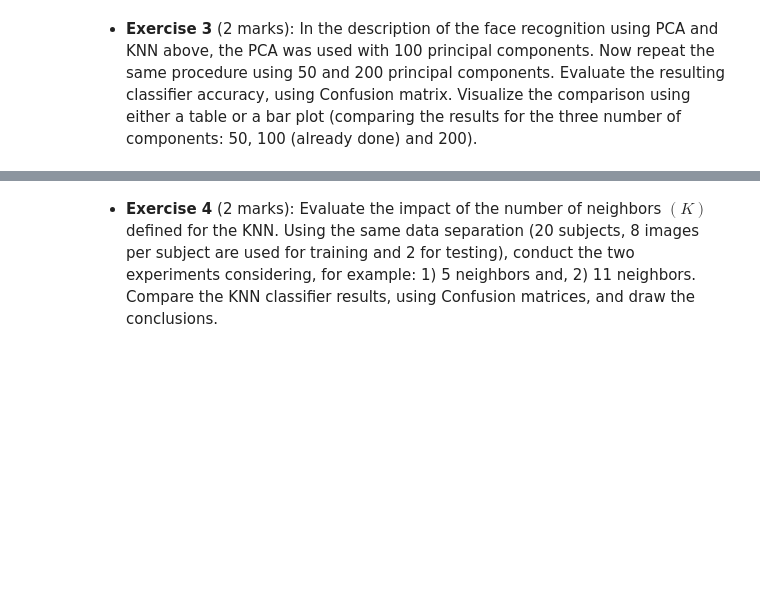
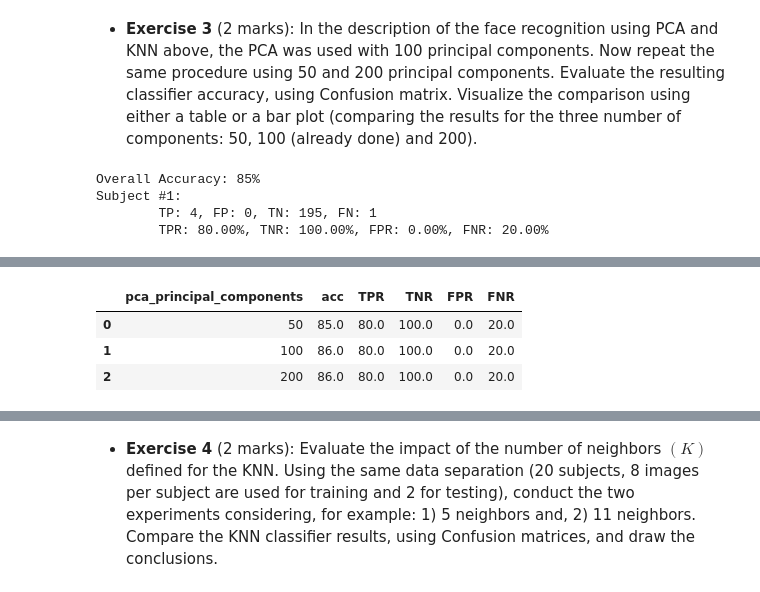
Before and after one commit to TheJade/ENCM509, a Jupyter notebook: Lab6/Lab06-FaceRec2023.ipynb, the cells around one changed output, grey strips where cells are left out. Saved outputs shown, nothing was run; the diff lists cells and outputs as text; code cells hidden in the pictures; blank space fills up the shorter version.

```diff
--- a/Lab6/Lab06-FaceRec2023.ipynb
+++ b/Lab6/Lab06-FaceRec2023.ipynb
@@ -924,0 +985,76 @@ We first set threshold 1 and 2 to the average of max distances for known and unk
+# %%
+data = []
+
+for n_components_pca in [50, 100, 200]:
+    n_subjects = 40
+
+    # number of images should sum to 10
+    n_training_images = 5
+    n_test_images = 5
+
+    knn_neighbors = 3
+
+    # You can specify you directory here, please, change the string below:
+    path = '../ATT dataset/'
+
+    # print('For EACH of all the %d subjects:' % (n_subjects))
+    # print('\t%d images will be used for TRAINING:' % (n_training_images), [x for x in range(1,n_training_images+1)])
+    # print('\t%d images will be used for TEST:' % (n_test_images), [x for x in range(n_training_images+1, n_training_images+n_test_images+1)])
+
+    # use the first 5 images from subjectID 1-n_subjects to train the classifier
+    trainingFaces = []
+    trainingLabels = []
+    for subjectId in range(1, n_subjects+1):
+        for imageId in range(1, n_training_images+1):
+            img = imread("./ATT dataset/s%d/%d.pgm" %(subjectId, imageId), as_gray=True)
+            trainingFaces.append(np.reshape(img, (img.size,)))
+            trainingLabels.append(subjectId)
+
+    # use the last 5 images from subjectID 1-20 to test the classifier
+    testingFaces = []
+    testingLabels = []
+    for subjectId in range(1, n_subjects+1):
+        for imageId in range(n_training_images+1, n_training_images+n_test_images+1):
+            img = imread("./ATT dataset/s%d/%d.pgm" %(subjectId, imageId), as_gray=True)
+            testingFaces.append(np.reshape(img, (img.size,)))
+            testingLabels.append(subjectId)
+    # print('Training faces:', len(trainingFaces))
+    # print('Size of each sample:', len(trainingFaces[0]))
+    ### Initializing the PCA
+    # n_components: number of principal components
+    # n_components_pca = 100
+    pca = PCA(n_components=n_components_pca)
+
+    # fit the model, e.g., creating the covariance matrix... as we manually did in Lab 4
+    pca.fit(trainingFaces);
+    #### Apply PCA to the two sets: Training and Test
+    train_pca = pca.transform(trainingFaces)
+    test_pca = pca.transform(testingFaces)
+
+    ### Training the KNN
+    knn_pca = KNeighborsClassifier(n_neighbors=knn_neighbors).fit(train_pca, trainingLabels)
+    predictedLabels = knn_pca.predict(test_pca)
+    ### Evaluating the Results
+    data.append([n_components_pca] + list(prediction_evaluation(predictedLabels, testingLabels)))
+    # Generate the confusion matrix
+    confusionMatrix = confusion_matrix(testingLabels, predictedLabels)
+
+    plot_confusion_matrix(cm=confusionMatrix,
+                          target_names = [i for i in range(1, n_subjects+1)], title=f'Confusion Matrix with {n_components_pca} pca components')
+
+import pandas as pd
+
+dataframe_data = {'pca_principal_components': [x[0] for x in data],
+                  'acc': [x[1] for x in data],
+                  'TPR': [x[2] for x in data],
+                  'TNR': [x[3] for x in data],
+                  'FPR': [x[4] for x in data],
+                  'FNR': [x[5] for x in data]
+}
+
+pd.DataFrame(data=dataframe_data)
+# %% [output]
+Overall Accuracy: 85%
+Subject #1:
+        TP: 4, FP: 0, TN: 195, FN: 1
+        TPR: 80.00%, TNR: 100.00%, FPR: 0.00%, FNR: 20.00%
@@ -924,0 +1069,4 @@ We first set threshold 1 and 2 to the average of max distances for known and unk
+|  | pca_principal_components | acc | TPR | TNR | FPR | FNR |
+| 0 | 50 | 85.0 | 80.0 | 100.0 | 0.0 | 20.0 |
+| 1 | 100 | 86.0 | 80.0 | 100.0 | 0.0 | 20.0 |
+| 2 | 200 | 86.0 | 80.0 | 100.0 | 0.0 | 20.0 |
```
Also changed, not shown: parts of 29 cells of this notebook.
